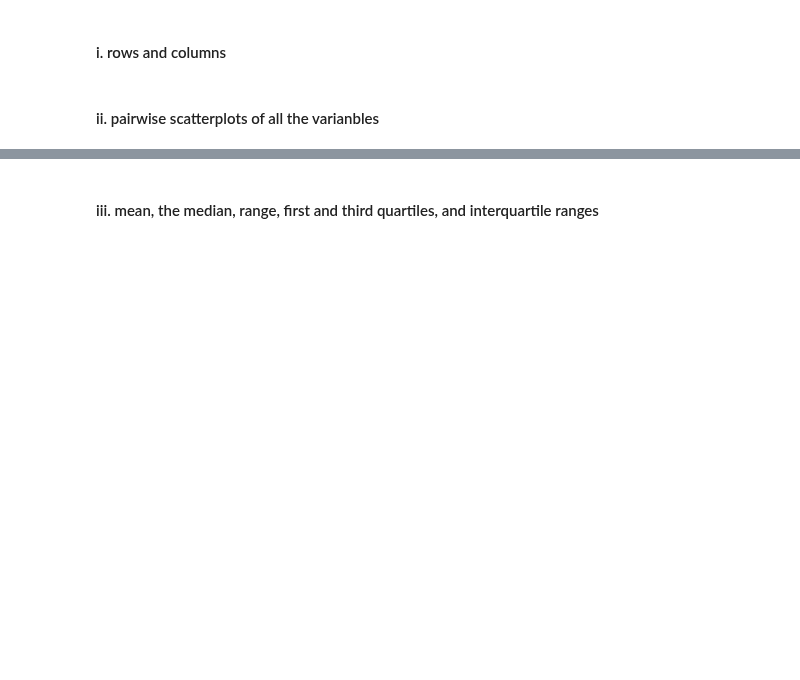
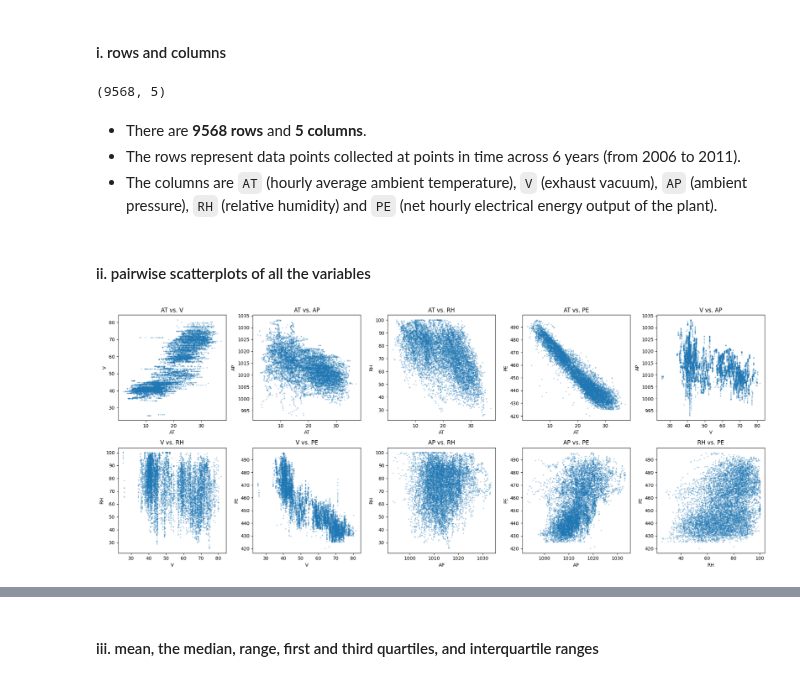
Before and after one commit to parakeet89/usc-dsci552-machine-learning, a Jupyter notebook: Homework/Homework2/notebook/Le_Casey_HW2.ipynb, the cells around one changed output, grey strips where cells are left out. Saved outputs shown, nothing was run; the diff lists cells and outputs as text; code cells hidden in the pictures; blank space fills up the shorter version.

```diff
--- a/Homework/Homework2/notebook/Le_Casey_HW2.ipynb
+++ b/Homework/Homework2/notebook/Le_Casey_HW2.ipynb
@@ -17,2 +29,4 @@ Package imports
 # %% [markdown]
 Get the Cycle Power Plant Data Set
+# %%
+df = pd.read_excel('../data/CCPP/Folds5x2_pp.xlsx', sheet_name=0)
@@ -20,5 +50,32 @@ Get the Cycle Power Plant Data Set
 ### (b) Exploring the data
 # %% [markdown]
 #### i. rows and columns
+# %%
+df.shape
+# %% [output]
+(9568, 5)
+# %% [markdown]
+* There are **9568 rows** and **5 columns**.
+* The rows represent data points collected at points in time across 6 years (from 2006 to 2011).
+* The columns are `AT` (hourly average ambient temperature), `V` (exhaust vacuum), `AP` (ambient pressure), `RH` (relative humidity) and `PE` (net hourly electrical energy output of the plant).
 # %% [markdown]
-#### ii. pairwise scatterplots of all the varianbles
+#### ii. pairwise scatterplots of all the variables
+# %%
+columns = list(df.columns)
+fig, axes = plt.subplots(2, 5, figsize=(20, 8))
+
+plot_num = 0
+
+for i in range(len(columns)):
+    for j in range(i + 1, len(columns)):
+        ax = axes.flat[plot_num]
+        ax.scatter(df[columns[i]], df[columns[j]], s=3, alpha=0.25)
+        ax.set_title(f'{columns[i]} vs. {columns[j]}')
+        ax.set_xlabel(columns[i])
+        ax.set_ylabel(columns[j])
+        plot_num += 1
+
+plt.tight_layout()
+plt.show()
+# %% [output]
+[figure, added]
```
Also changed, not shown: parts of 65 cells of this notebook, 2 other files.
